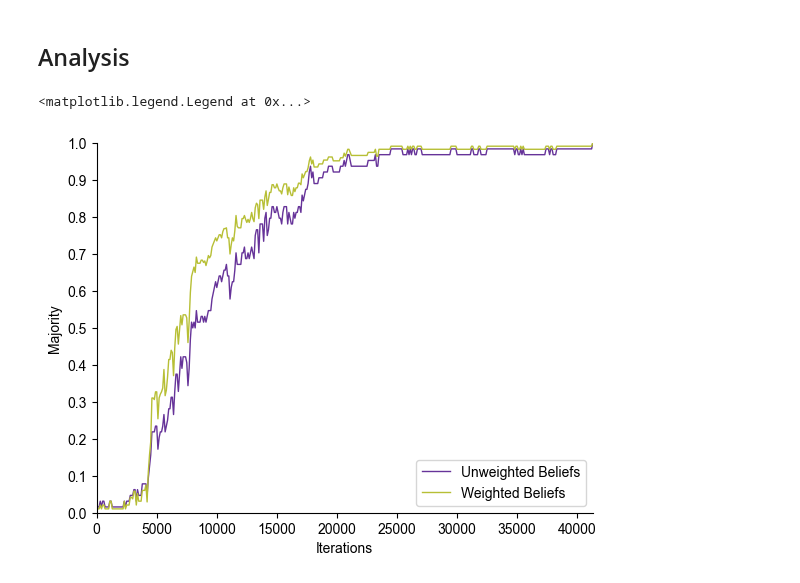
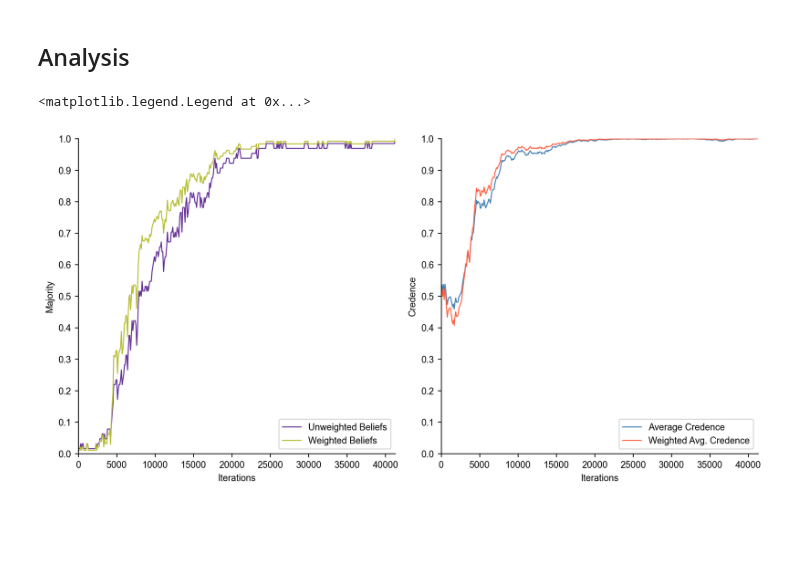
Before and after one commit to alexandroskoliousis/polygraphs, a Jupyter notebook: examples/group-beliefs.ipynb, the cells around one changed output. Cells and saved outputs as stored; diff of their text form; code cells hidden in the pictures; blank space fills up the shorter version.

Commit message:
Updated charts and group belief json for demo

```diff
--- a/examples/group-beliefs.ipynb
+++ b/examples/group-beliefs.ipynb
@@ -159,40 +159,45 @@ def postprocess(directory, id):
         unweighted_beliefs[key] = majority(beliefs, threshold=0.99, weights=None)
         weighted_beliefs[key] = majority(beliefs, threshold=0.99, weights=weights)
         average[key] = average_credence(beliefs)
-        weighted_average[key] = np.average(a = beliefs, weights=weights)
+        weighted_average[key] = np.average(a=beliefs, weights=weights)
 
     return unweighted_beliefs, weighted_beliefs, average, weighted_average
 
-unweighted_beliefs, weighted_beliefs, average, weighted_average = postprocess("data/barabasialbert", 1)
+
+unweighted_beliefs, weighted_beliefs, average, weighted_average = postprocess(
+    "data/barabasialbert", 1
+)
 # %%
-plt.rc('font', **{'family':'sans-serif','sans-serif':['Arial'], 'size': 10})
+fig, axs = plt.subplots(1, 2, figsize=(10, 5), tight_layout=True)
+fig.set_dpi(230.0)
 
-# Configure the y-axis - find max value and use discrete steps
-plt.ylim([0, 1])
-plt.yticks(np.arange(0, 1.1, 0.1))
-plt.ylabel('Majority')
-
-# Configure the x-axis
-plt.xlim([0, max(unweighted_beliefs.keys())])
-plt.xlabel('Iterations')
+# Set Plot Labels
+axs[0].set(ylabel="Majority")
+axs[1].set(ylabel="Credence")
 
 # Remove spines
-plt.gca().spines['top'].set_visible(False)
-plt.gca().spines['right'].set_visible(False)
+for ax in axs.flat:
+    # Configure the y-axis - find max value and use discrete steps
+    ax.set_ylim([0, 1])
+    ax.set_yticks(np.arange(0, 1.1, 0.1))
 
-# Create a bar chart
-plt.plot(unweighted_beliefs.keys(),
-         unweighted_beliefs.values(),
-         color='rebeccapurple',
-         lw=1)
+    # Configure the x-axis
+    ax.set_xlim([0, max(unweighted_beliefs.keys())])
+    ax.spines["top"].set_visible(False)
+    ax.spines["right"].set_visible(False)
 
-plt.plot(weighted_beliefs.keys(),
-         weighted_beliefs.values(),
-         color='#B7BF35',
-         lw=1)
+    ax.set_xlabel("Iterations")
 
-plt.legend(['Unweighted Beliefs',
-            'Weighted Beliefs'], loc='lower right')
+# Create plots
+axs[0].plot(
+    unweighted_beliefs.keys(), unweighted_beliefs.values(), color="rebeccapurple", lw=1
+)
+axs[0].plot(weighted_beliefs.keys(), weighted_beliefs.values(), color="#B7BF35", lw=1)
+axs[0].legend(["Unweighted Beliefs", "Weighted Beliefs"], loc="lower right")
+
+axs[1].plot(average.keys(), average.values(), color="steelblue", lw=1)
+axs[1].plot(weighted_average.keys(), weighted_average.values(), color="tomato", lw=1)
+axs[1].legend(["Average Credence", "Weighted Avg. Credence"], loc="lower right")
 # %% [output]
 <matplotlib.legend.Legend at 0x...>
-[figure, old version]
+[figure, new version]
```
Also changed, not shown: parts of 1 cell of this notebook, 1 other file.
